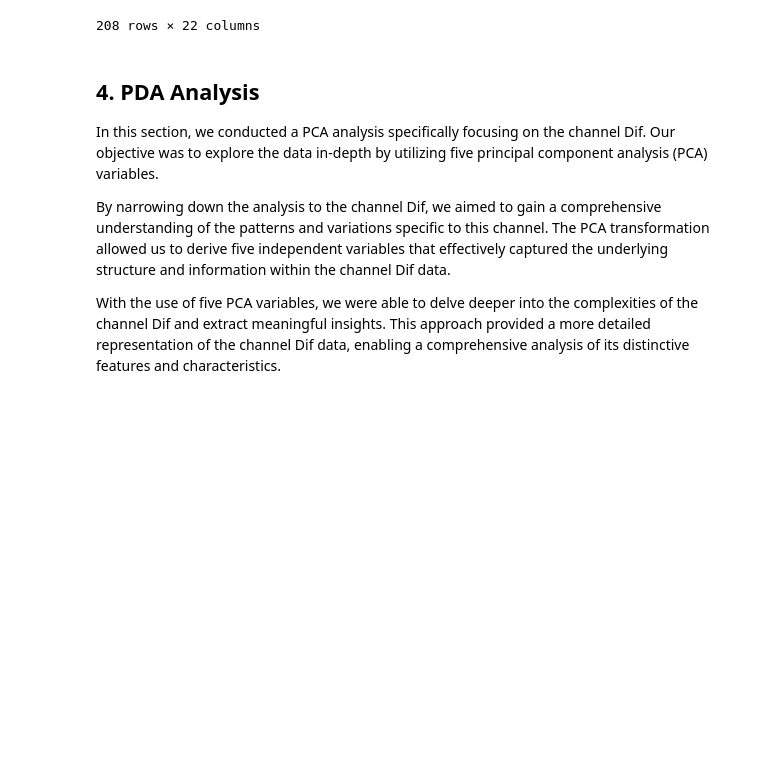
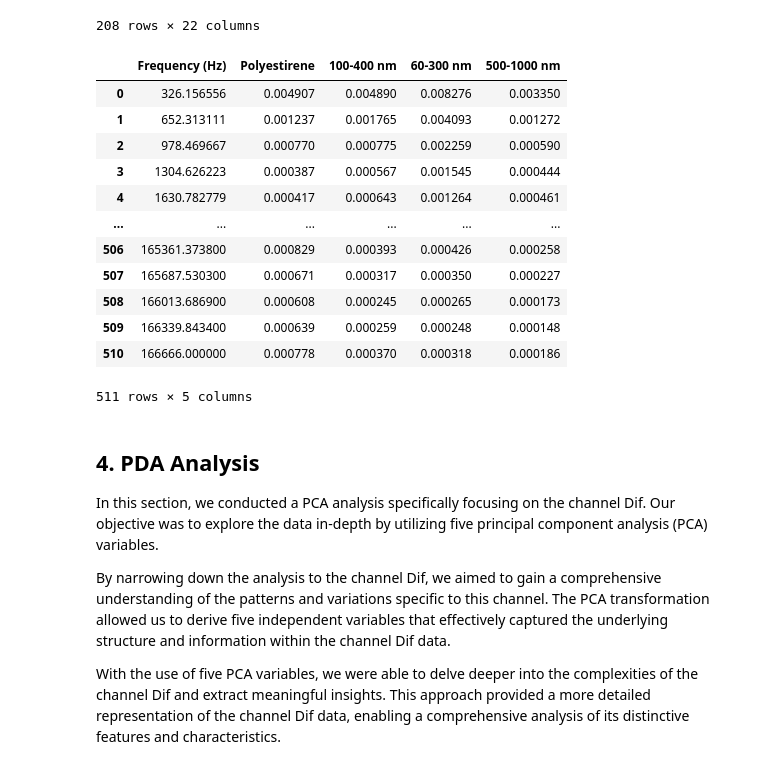
Before and after one commit to davidalejandromiranda/fedsa_public, a Jupyter notebook: data_processing.ipynb, the cells around one changed output. Cells and saved outputs as stored; diff of their text form; code cells hidden in the pictures; blank space fills up the shorter version.

Commit message:
Power Spectrum for nano particles

```diff
--- a/data_processing.ipynb
+++ b/data_processing.ipynb
@@ -137,6 +137,7 @@ def apply_logistic_modelling_and_roc(df, pca_columns, dpi=300, fontsize=12):
 ## 3. Data for the analysis
 # %%
 data_file_name = 'data/bands_data.csv'
+particles_file_name = 'data/particles_data.csv'
 dpi = 300
 # %%
 data = pd.read_csv(data_file_name)
@@ -155,6 +156,23 @@ data
 | 206 | 0 | 0.004764 | 0.053224 | 0.243906 | 0.310007 | 0.310787 | 0.056899 | 0.005607 | 0.053261 | 0.242215 | ... | ... |
 | 207 | 0 | 0.004599 | 0.053213 | 0.244039 | 0.310084 | 0.310717 | 0.056894 | 0.005550 | 0.053284 | 0.241885 | ... | ... |
 208 rows × 22 columns
+# %%
+particles_data = pd.read_csv(particles_file_name)
+particles_data
+# %% [output]
+|  | Frequency (Hz) | Polyestirene | 100-400 nm | 60-300 nm | 500-1000 nm |
+| 0 | 326.156556 | 0.004907 | 0.004890 | 0.008276 | 0.003350 |
+| 1 | 652.313111 | 0.001237 | 0.001765 | 0.004093 | 0.001272 |
+| 2 | 978.469667 | 0.000770 | 0.000775 | 0.002259 | 0.000590 |
+| 3 | 1304.626223 | 0.000387 | 0.000567 | 0.001545 | 0.000444 |
+| 4 | 1630.782779 | 0.000417 | 0.000643 | 0.001264 | 0.000461 |
+| ... | ... | ... | ... | ... | ... |
+| 506 | 165361.373800 | 0.000829 | 0.000393 | 0.000426 | 0.000258 |
+| 507 | 165687.530300 | 0.000671 | 0.000317 | 0.000350 | 0.000227 |
+| 508 | 166013.686900 | 0.000608 | 0.000245 | 0.000265 | 0.000173 |
+| 509 | 166339.843400 | 0.000639 | 0.000259 | 0.000248 | 0.000148 |
+| 510 | 166666.000000 | 0.000778 | 0.000370 | 0.000318 | 0.000186 |
+511 rows × 5 columns
 # %% [markdown]
 ## 4. PDA Analysis
 
```
Also changed, not shown: parts of 1 cell of this notebook, 1 other file.
